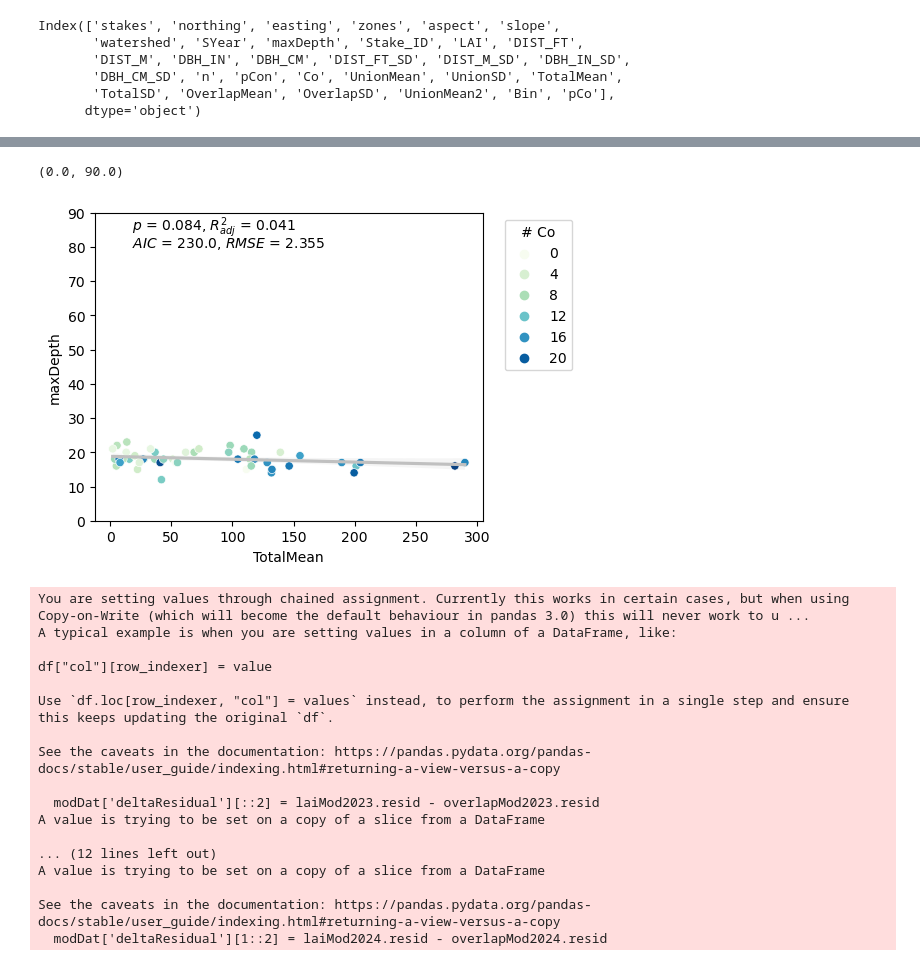
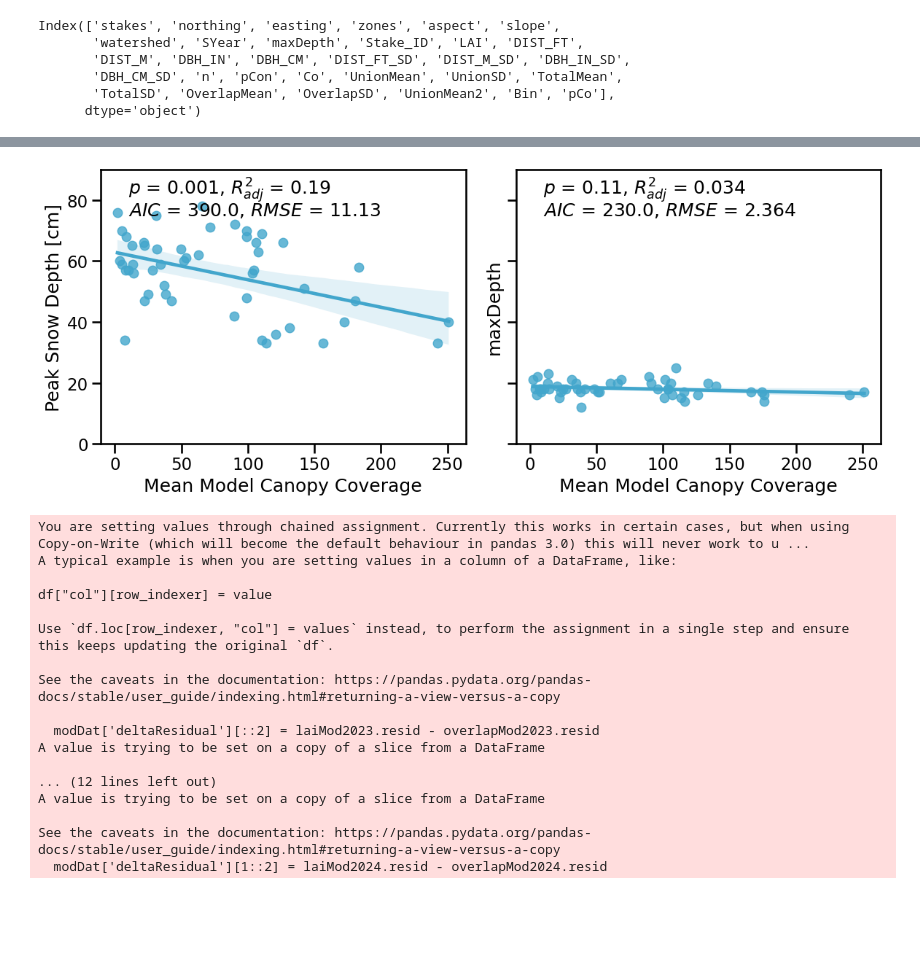
Before and after one commit to mwdjones/forest-canopy-model, a Jupyter notebook: 03_plot-model-3D.ipynb, the cells around one changed output, grey strips where cells are left out. Cells and saved outputs as stored; diff of their text form; code cells hidden in the pictures; blank space fills up the shorter version.

```diff
--- a/03_plot-model-3D.ipynb
+++ b/03_plot-model-3D.ipynb
@@ -420,25 +428,33 @@ ax.set_ylim(0, 90)
-# %%
-
-fig, ax = plt.subplots(1, 1, figsize = (5, 4))
-overlapMod2024 = smf.ols('maxDepth ~ TotalMean', data = modDat[modDat.SYear == 2024]).fit()
-sns.regplot(data = modDat[modDat.SYear == 2024], x = 'TotalMean', y = 'maxDepth',
-            color = 'silver',
-            marker = '.',
-            ax = ax)
-sns.scatterplot(data = modDat[modDat.SYear == 2024], x = 'TotalMean', y = 'maxDepth',
-                hue = 'Co',
-                palette = 'GnBu',
-                ax = ax)
-
-ax.legend(title = '# Co', bbox_to_anchor = (1.25, 1))
-ax.text(18, 85, r'$ p $ = ' + str(round_sig(overlapMod2024.pvalues.TotalMean, 2)) + r', $ R_{adj}^2 $ = ' + str(round_sig(overlapMod2024.rsquared_adj, 2)))
-ax.text(18, 80,
-        r'$ AIC $ = ' + str(round_sig(overlapMod2024.aic, 2)) + r', $ RMSE $ = ' + str(round_sig(rmse(modDat[modDat.SYear == 2024].maxDepth, overlapMod2024.fittedvalues), 4)))
-
-ax.set_ylim(0, 90)
-# %% [output]
-(0.0, 90.0)
-[figure, removed]
+# %%
+
+fig, [ax, ax2] = plt.subplots(1, 2, figsize = (12, 5),
+                              sharex = True,
+                              sharey = True,
+                              layout = 'tight')
+
+totalMod2023 = smf.ols('maxDepth ~ UnionMean', data = modDat[modDat.SYear == 2023]).fit()
+sns.regplot(data = modDat[modDat.SYear == 2023], x = 'UnionMean', y = 'maxDepth',
+            color = pal[3],
+            ax = ax)
+ax.text(10, 82, r'$ p $ = ' + str(round_sig(totalMod2023.pvalues.UnionMean, 2)) + r', $ R_{adj}^2 $ = ' + str(round_sig(totalMod2023.rsquared_adj, 2)))
+ax.text(10, 75,
+        r'$ AIC $ = ' + str(round_sig(totalMod2023.aic, 2)) + r', $ RMSE $ = ' + str(round_sig(rmse(modDat[modDat.SYear == 2023].maxDepth, totalMod2023.fittedvalues), 4)))
+
+totalMod2024 = smf.ols('maxDepth ~ UnionMean', data = modDat[modDat.SYear == 2024]).fit()
+sns.regplot(data = modDat[modDat.SYear == 2024], x = 'UnionMean', y = 'maxDepth',
+            color = pal[3],
+            ax = ax2)
+ax2.text(10, 82, r'$ p $ = ' + str(round_sig(totalMod2024.pvalues.UnionMean, 2)) + r', $ R_{adj}^2 $ = ' + str(round_sig(totalMod2024.rsquared_adj, 2)))
+ax2.text(10, 75,
+        r'$ AIC $ = ' + str(round_sig(totalMod2024.aic, 2)) + r', $ RMSE $ = ' + str(round_sig(rmse(modDat[modDat.SYear == 2024].maxDepth, totalMod2024.fittedvalues), 4)))
+
+ax.set_ylabel('Peak Snow Depth [cm]')
+ax.set_xlabel('Mean Model Canopy Coverage')
+ax2.set_xlabel('Mean Model Canopy Coverage')
+ax.set_ylim(0, 90)
+plt.savefig('./figures/WaterSciCon/coverage_correlationPlot.pdf', bbox_inches = 'tight')
+# %% [output]
+[figure, added]
 # %%
 #Merge residuals with original forestry data
 modDat['deltaResidual'][::2] = laiMod2023.resid - overlapMod2023.resid
```
Also changed, not shown: parts of 9 cells of this notebook, 16 other files.
